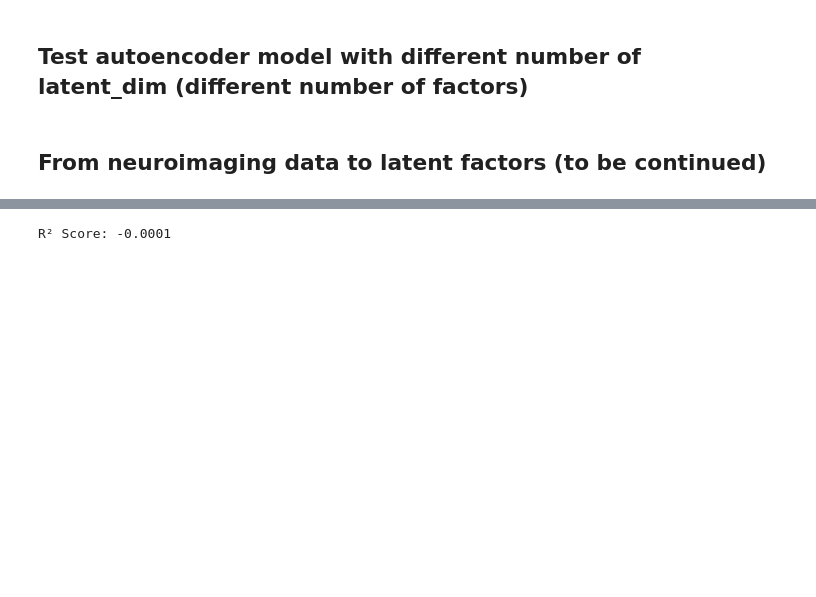
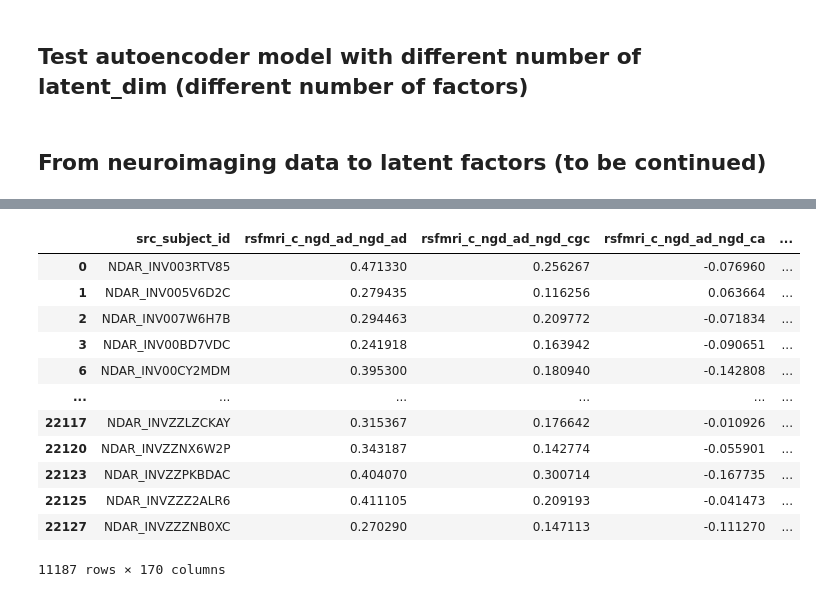
Before and after one commit to ReveRoyl/ABCD_tabular_data_analysis, a Jupyter notebook: trail_tsne_RF/factor analysis/Autoencoder/Autoencoder.ipynb, the cells around one changed output, grey strips where cells are left out. Cells and saved outputs as stored; diff of their text form; code cells hidden in the pictures; blank space fills up the shorter version.

```diff
--- a/trail_tsne_RF/factor analysis/Autoencoder/Autoencoder.ipynb
+++ b/trail_tsne_RF/factor analysis/Autoencoder/Autoencoder.ipynb
@@ -1510,52 +1371,19 @@ KeyboardInterrupt:
-# %%
-import pandas as pd
-import numpy as np
-from sklearn.model_selection import train_test_split
-from sklearn.preprocessing import StandardScaler
-from sklearn.linear_model import Lasso
-from sklearn.metrics import r2_score
-
-def lasso_predict_r2(X, y, alpha=0.1, test_size=0.2, random_state=42):
-    """
-    使用 Lasso 从数据 X 预测目标 y，并返回 R² 分数。
-
-    参数：
-    - X: ndarray or DataFrame, 原始数据。
-    - y: ndarray or DataFrame, 目标变量。
-    - alpha: float, Lasso 模型的正则化强度。
-    - test_size: float, 测试集所占比例。
-    - random_state: int, 随机种子。
-
-    返回：
-    - r2: float, R² 分数。
-    """
-    # Step 1: 数据划分
-    X_train, X_test, y_train, y_test = train_test_split(X, y, test_size=test_size, random_state=random_state)
-
-    # Step 2: 数据标准化
-    scaler_X = StandardScaler()
-    scaler_y = StandardScaler()
-    X_train_scaled = scaler_X.fit_transform(X_train)
-    X_test_scaled = scaler_X.transform(X_test)
-    y_train_scaled = scaler_y.fit_transform(y_train)
-    y_test_scaled = scaler_y.transform(y_test)
-
-    # Step 3: 训练 Lasso 模型
-    lasso = Lasso(alpha=alpha)
-    lasso.fit(X_train_scaled, y_train_scaled)
-
-    # Step 4: 使用测试集进行预测并计算 R² 分数
-    y_pred_scaled = lasso.predict(X_test_scaled)
-    y_pred = scaler_y.inverse_transform(y_pred_scaled)
-    y_test_original = scaler_y.inverse_transform(y_test_scaled)
-
-    # 计算 R² 分数
-    r2 = r2_score(y_test_original, y_pred)
-    return r2
-
-# 示例使用
-# 假设 data 和 latent_df 是已加载的数据
-r2 = lasso_predict_r2(data, latent_df)
-print(f"R² Score: {r2:.4f}")
-# %% [output]
-R² Score: -0.0001
+# %%
+data = pd.read_csv(r"G:/ABCD/data/mri_y_rsfmr_cor_gp_gp.csv")
+data = data[data['eventname'] == 'baseline_year_1_arm_1'].drop(columns=['eventname']).dropna()
+
+data
+# %% [output]
+|  | src_subject_id | rsfmri_c_ngd_ad_ngd_ad | rsfmri_c_ngd_ad_ngd_cgc | rsfmri_c_ngd_ad_ngd_ca | ... |
+| 0 | NDAR_INV003RTV85 | 0.471330 | 0.256267 | -0.076960 | ... |
+| 1 | NDAR_INV005V6D2C | 0.279435 | 0.116256 | 0.063664 | ... |
+| 2 | NDAR_INV007W6H7B | 0.294463 | 0.209772 | -0.071834 | ... |
+| 3 | NDAR_INV00BD7VDC | 0.241918 | 0.163942 | -0.090651 | ... |
+| 6 | NDAR_INV00CY2MDM | 0.395300 | 0.180940 | -0.142808 | ... |
+| ... | ... | ... | ... | ... | ... |
+| 22117 | NDAR_INVZZLZCKAY | 0.315367 | 0.176642 | -0.010926 | ... |
+| 22120 | NDAR_INVZZNX6W2P | 0.343187 | 0.142774 | -0.055901 | ... |
+| 22123 | NDAR_INVZZPKBDAC | 0.404070 | 0.300714 | -0.167735 | ... |
+| 22125 | NDAR_INVZZZ2ALR6 | 0.411105 | 0.209193 | -0.041473 | ... |
+| 22127 | NDAR_INVZZZNB0XC | 0.270290 | 0.147113 | -0.111270 | ... |
+11187 rows × 170 columns
```
Also changed, not shown: parts of 14 cells of this notebook, 4 other files.
